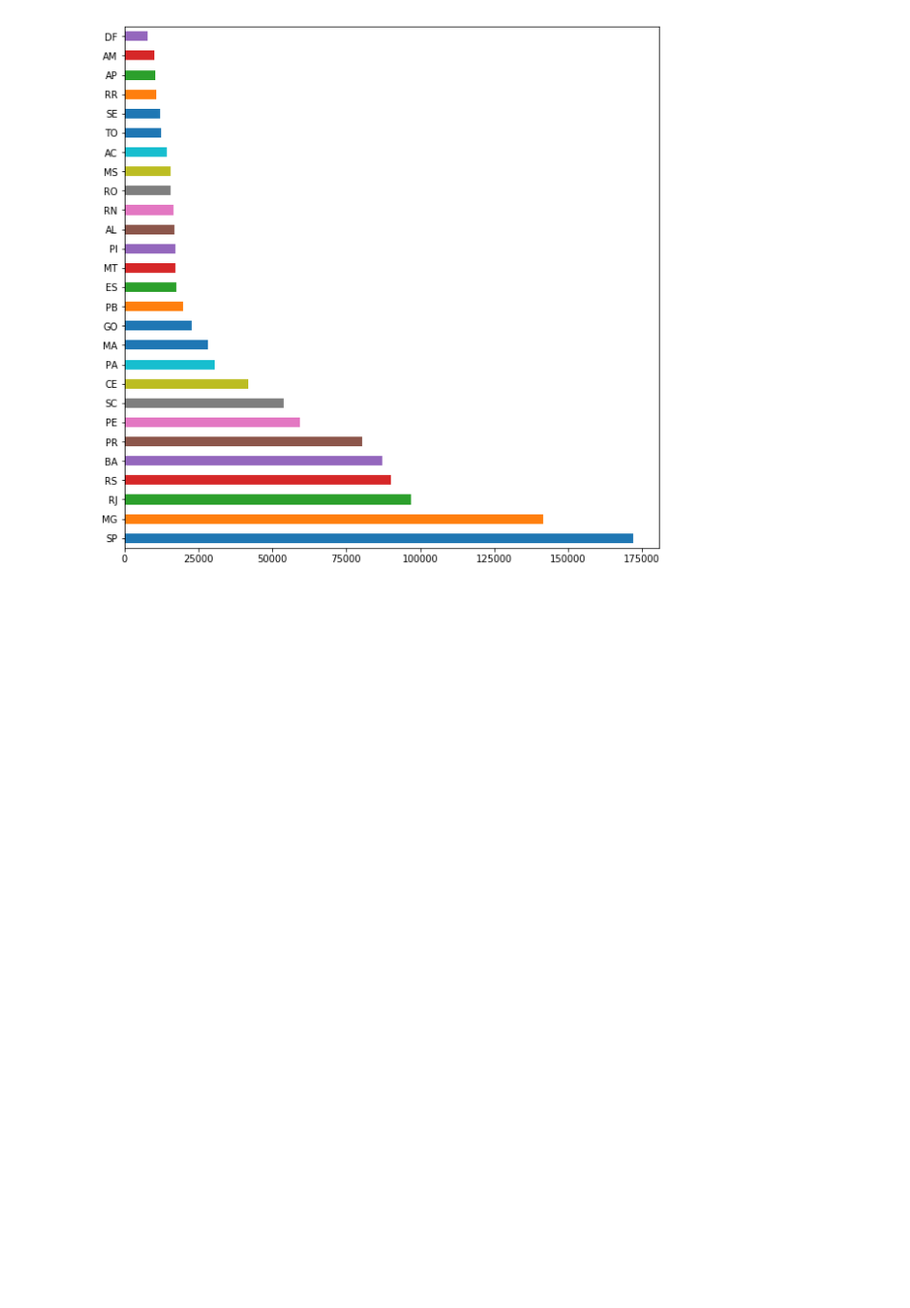
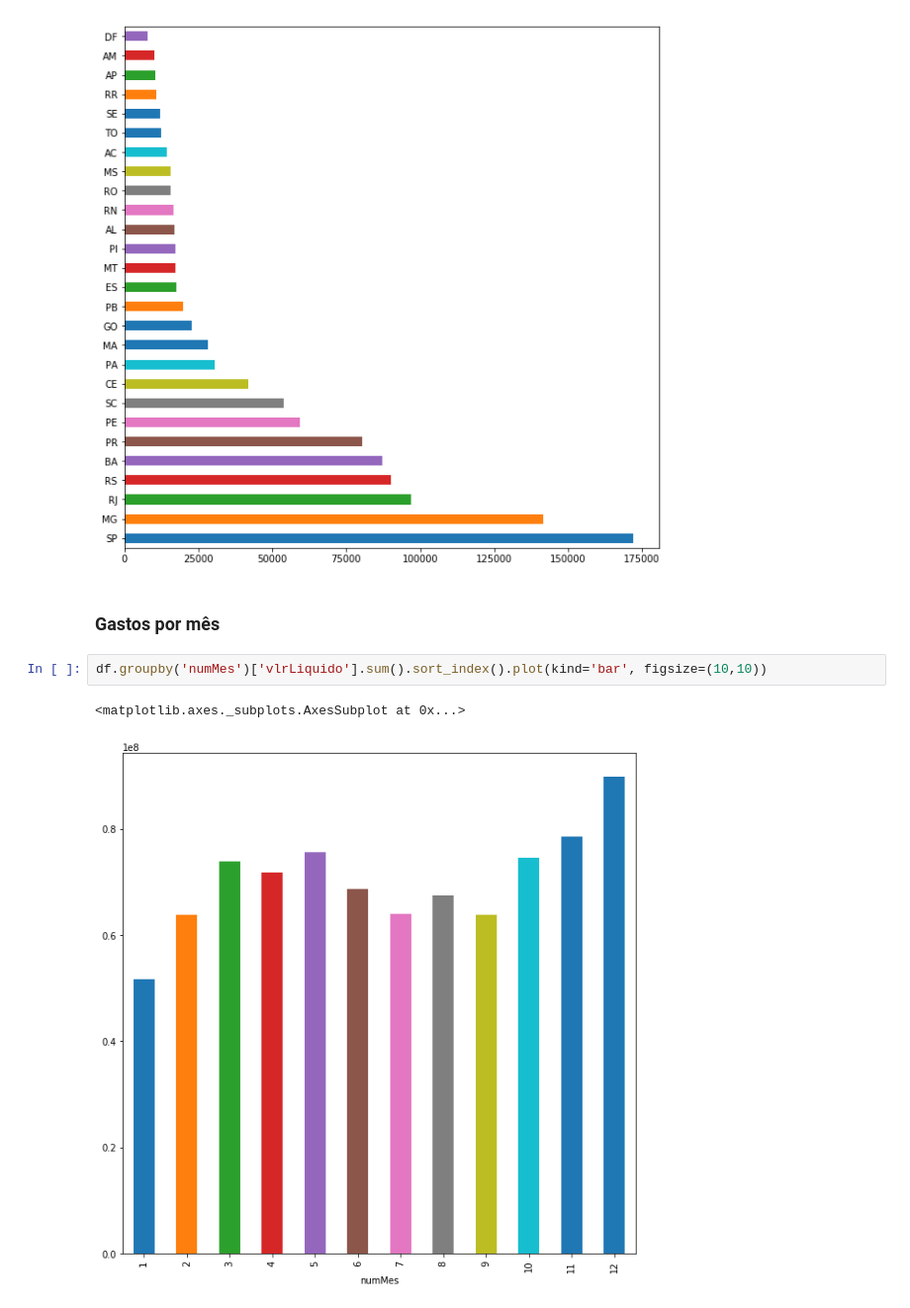
Before and after one commit to junakayama/datamining, a Jupyter notebook: trabalho_data_mining.ipynb, the cells around one changed output. Shown at 99% size. Saved outputs shown, nothing was run; the diff lists cells and outputs as text; blank space fills up the shorter version.

```diff
--- a/trabalho_data_mining.ipynb
+++ b/trabalho_data_mining.ipynb
@@ -263,3 +256,10 @@ df.sgUF.value_counts().plot(kind='barh', figsize=(10,10))
 # %% [output]
 <matplotlib.axes._subplots.AxesSubplot at 0x...>
 [figure]
+# %% [markdown]
+### Gastos por mês
+# %%
+df.groupby('numMes')['vlrLiquido'].sum().sort_index().plot(kind='bar', figsize=(10,10))
+# %% [output]
+<matplotlib.axes._subplots.AxesSubplot at 0x...>
+[figure, added]
```
Also changed, not shown: parts of 9 cells of this notebook.
